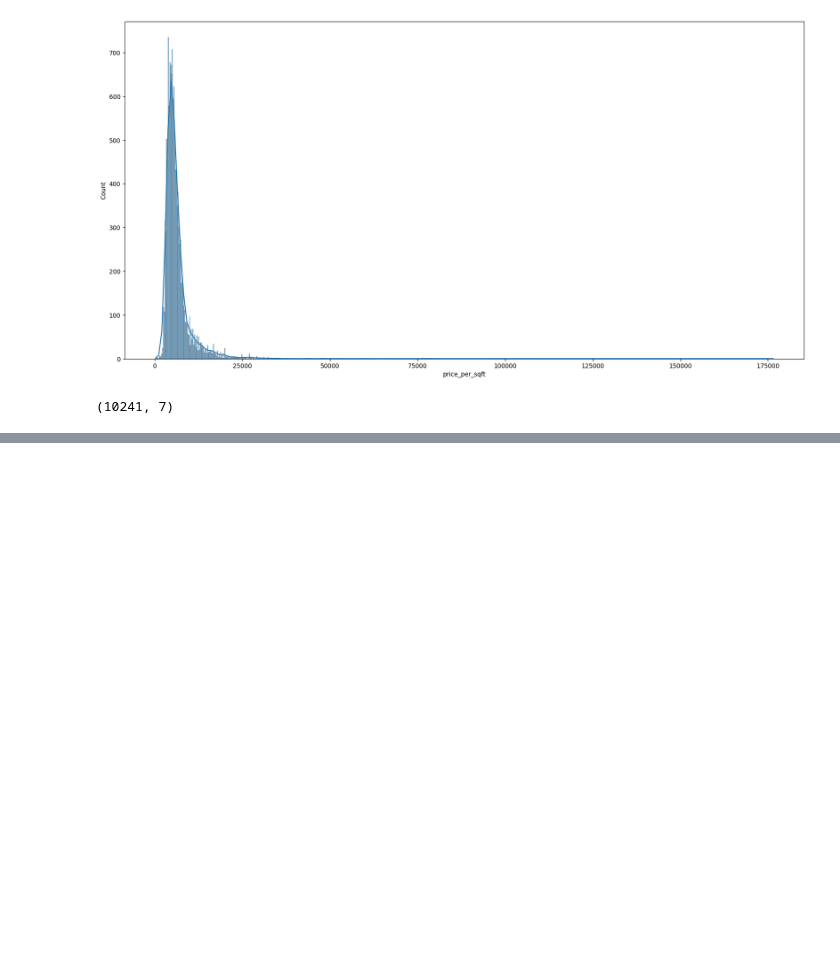
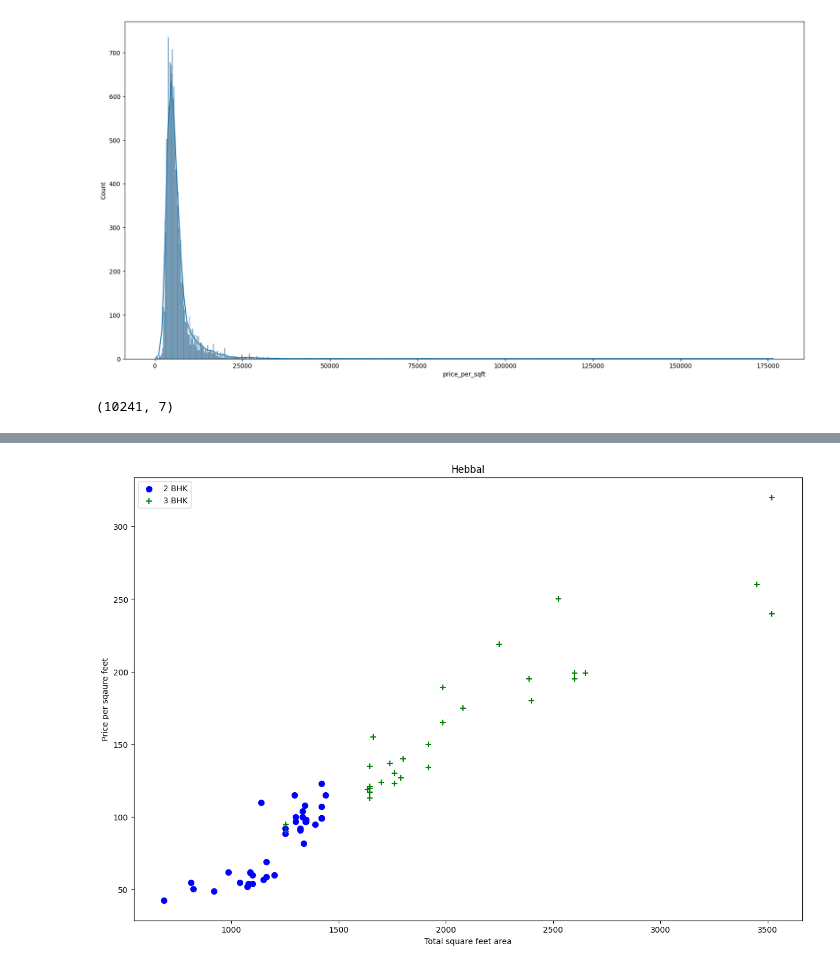
Before and after one commit to ThapaVinay/Real_Estate_Value_Forecast, a Jupyter notebook: main.ipynb, the cells around one changed output, grey strips where cells are left out. Saved outputs shown, nothing was run; the diff lists cells and outputs as text; code cells hidden in the pictures; blank space fills up the shorter version.

```diff
--- a/main.ipynb
+++ b/main.ipynb
@@ -273,0 +321,4 @@ df6.shape
+# %%
+plot_scatter_chart(df7, "Hebbal")
+# %% [output]
+[figure, added]
```
Also changed, not shown: parts of 20 cells of this notebook.
